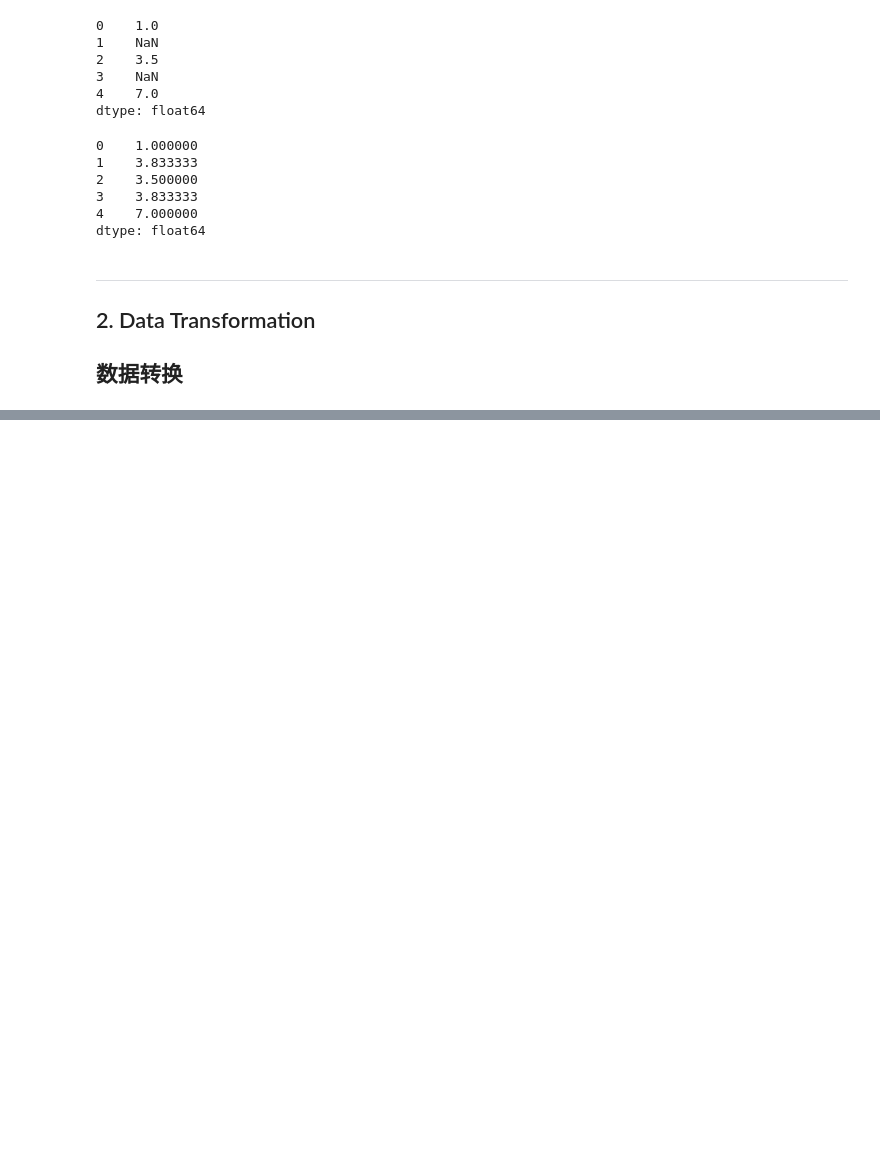
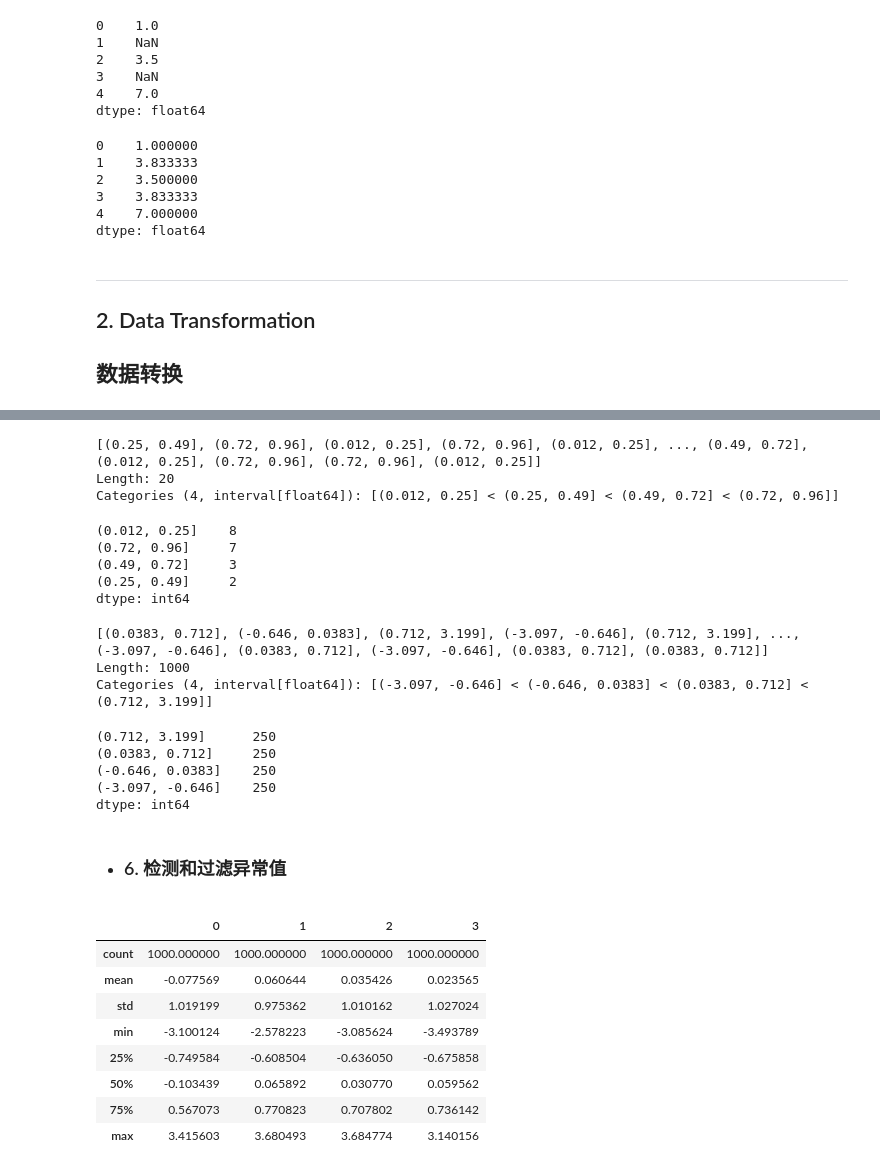
Before and after one commit to Jiachengciel/Data_Analysis, a Jupyter notebook: Task3_Data/Data Cleaning and Preparation.ipynb, the cells around one changed output, grey strips where cells are left out. Cells and saved outputs as stored; diff of their text form; code cells hidden in the pictures; blank space fills up the shorter version.

```diff
--- a/Task3_Data/Data Cleaning and Preparation.ipynb
+++ b/Task3_Data/Data Cleaning and Preparation.ipynb
@@ -220,0 +482,49 @@ dtype: float64
+# %%
+# 自动计算面元边界
+data = np.random.rand(20)
+new = pd.cut(data, 4, precision=2)
+new
+# %% [output]
+[(0.25, 0.49], (0.72, 0.96], (0.012, 0.25], (0.72, 0.96], (0.012, 0.25], ..., (0.49, 0.72], (0.012, 0.25], (0.72, 0.96], (0.72, 0.96], (0.012, 0.25]]
+Length: 20
+Categories (4, interval[float64]): [(0.012, 0.25] < (0.25, 0.49] < (0.49, 0.72] < (0.72, 0.96]]
+# %%
+pd.value_counts(new)
+# %% [output]
+(0.012, 0.25]    8
+(0.72, 0.96]     7
+(0.49, 0.72]     3
+(0.25, 0.49]     2
+dtype: int64
+# %%
+# 自动划分，面元均匀
+data = np.random.randn(1000)
+cats = pd.qcut(data, 4)
+cats
+# %% [output]
+[(0.0383, 0.712], (-0.646, 0.0383], (0.712, 3.199], (-3.097, -0.646], (0.712, 3.199], ..., (-3.097, -0.646], (0.0383, 0.712], (-3.097, -0.646], (0.0383, 0.712], (0.0383, 0.712]]
+Length: 1000
+Categories (4, interval[float64]): [(-3.097, -0.646] < (-0.646, 0.0383] < (0.0383, 0.712] < (0.712, 3.199]]
+# %%
+pd.value_counts(cats)
+# %% [output]
+(0.712, 3.199]      250
+(0.0383, 0.712]     250
+(-0.646, 0.0383]    250
+(-3.097, -0.646]    250
+dtype: int64
+# %% [markdown]
+* ### 6. 检测和过滤异常值
+# %%
+data = pd.DataFrame(np.random.randn(1000, 4))
+data.describe()
+# %% [output]
+|  | 0 | 1 | 2 | 3 |
+| count | 1000.000000 | 1000.000000 | 1000.000000 | 1000.000000 |
+| mean | -0.077569 | 0.060644 | 0.035426 | 0.023565 |
+| std | 1.019199 | 0.975362 | 1.010162 | 1.027024 |
+| min | -3.100124 | -2.578223 | -3.085624 | -3.493789 |
+| 25% | -0.749584 | -0.608504 | -0.636050 | -0.675858 |
+| 50% | -0.103439 | 0.065892 | 0.030770 | 0.059562 |
+| 75% | 0.567073 | 0.770823 | 0.707802 | 0.736142 |
+| max | 3.415603 | 3.680493 | 3.684774 | 3.140156 |
```
Also changed, not shown: parts of 86 cells of this notebook, 2 other files.
